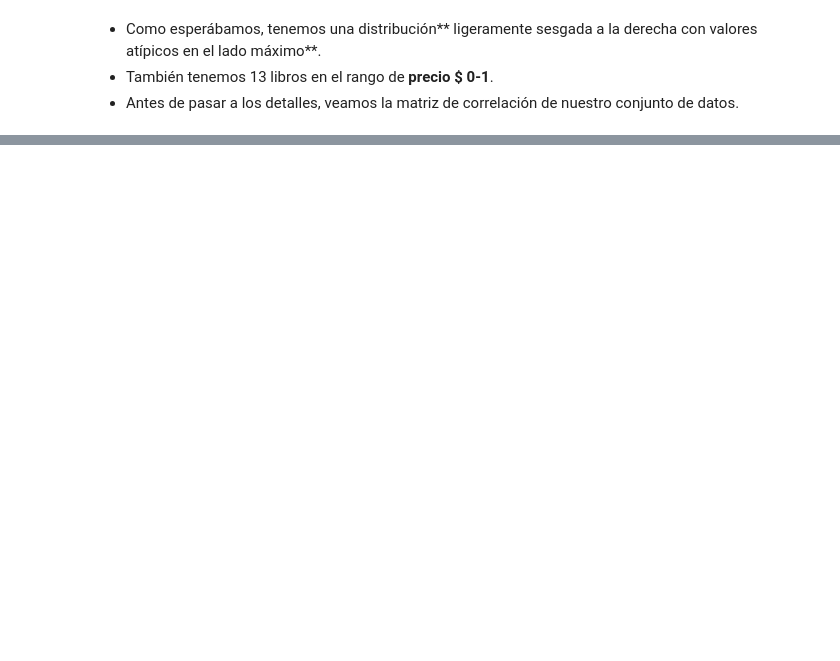
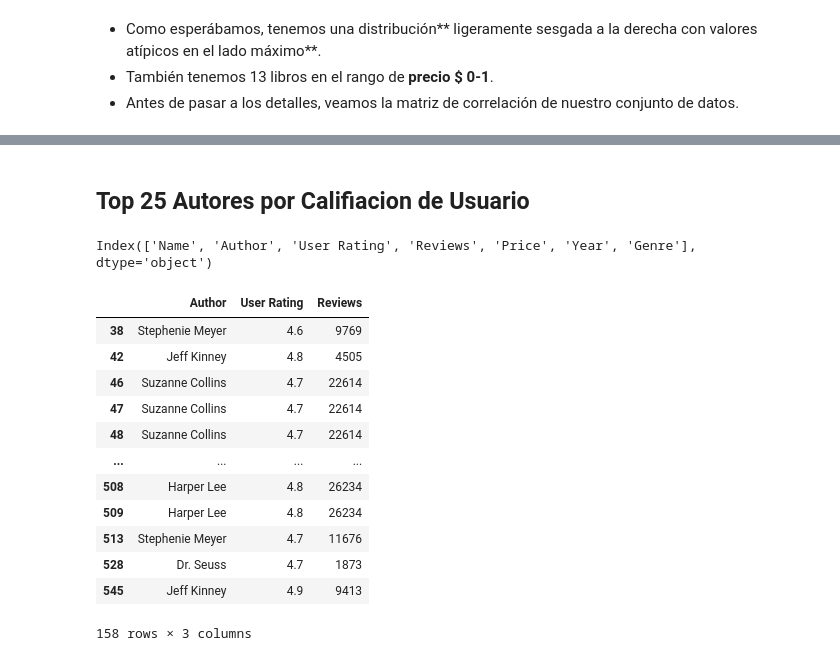
Before and after one commit to OscarABazanez/Analisis-de-Datos-de-Proyectos, a Jupyter notebook: analisis-libros-amazon.ipynb, the cells around one changed output, grey strips where cells are left out. Saved outputs shown, nothing was run; the diff lists cells and outputs as text; code cells hidden in the pictures; blank space fills up the shorter version.

```diff
--- a/analisis-libros-amazon.ipynb
+++ b/analisis-libros-amazon.ipynb
@@ -204,0 +410,23 @@ fig.show()
+# %% [markdown]
+## Top 25 Autores por Califiacion de Usuario
+# %%
+df.columns
+# %% [output]
+Index(['Name', 'Author', 'User Rating', 'Reviews', 'Price', 'Year', 'Genre'], dtype='object')
+# %%
+top_25_authors_ratings = df[df['Author'].isin(top_author_25.index)][['Author','User Rating', 'Reviews']]
+top_25_authors_ratings
+# %% [output]
+|  | Author | User Rating | Reviews |
+| 38 | Stephenie Meyer | 4.6 | 9769 |
+| 42 | Jeff Kinney | 4.8 | 4505 |
+| 46 | Suzanne Collins | 4.7 | 22614 |
+| 47 | Suzanne Collins | 4.7 | 22614 |
+| 48 | Suzanne Collins | 4.7 | 22614 |
+| ... | ... | ... | ... |
+| 508 | Harper Lee | 4.8 | 26234 |
+| 509 | Harper Lee | 4.8 | 26234 |
+| 513 | Stephenie Meyer | 4.7 | 11676 |
+| 528 | Dr. Seuss | 4.7 | 1873 |
+| 545 | Jeff Kinney | 4.9 | 9413 |
+158 rows × 3 columns
```
Also changed, not shown: parts of 35 cells of this notebook.
